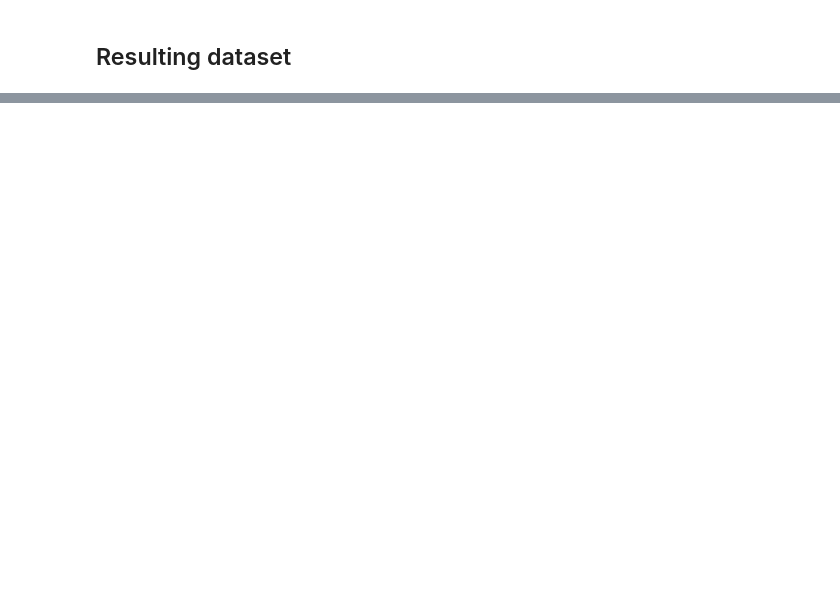
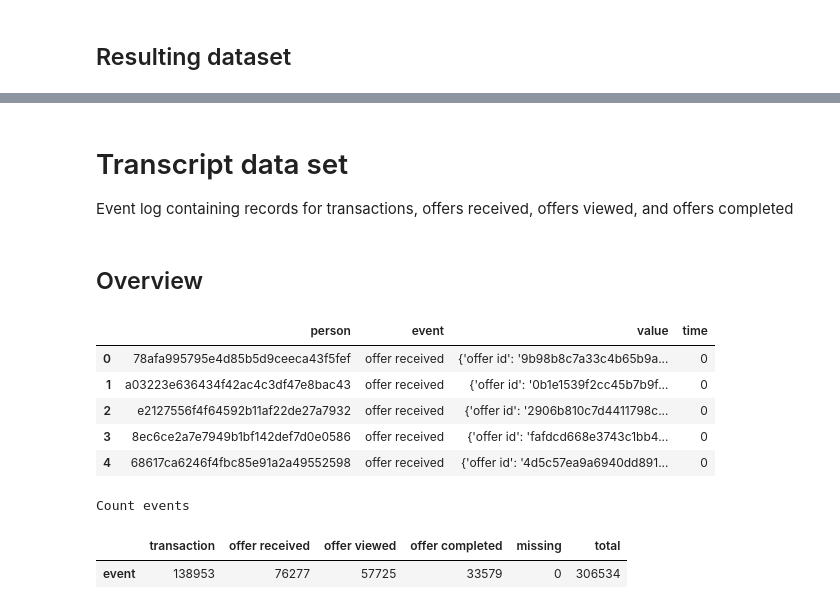
Before and after one commit to silviomori/udacity-machine-learning-capstone-starbucks, a Jupyter notebook: FeatureEngineering.ipynb, the cells around one changed output, grey strips where cells are left out. Drawn from its saved outputs; the diff is of its cells as text; code cells hidden in the pictures; blank space fills up the shorter version.

```diff
--- a/FeatureEngineering.ipynb
+++ b/FeatureEngineering.ipynb
@@ -521,3 +521,25 @@ display(profile_df.head(10))
 | 68617ca6246f4fbc85e91a2a49552598 | 0.536523 | 0.805508 | 0.393389 | 1.0 | 0.0 | 0.0 | 0.0 | 1.0 |
 | 389bc3fa690240e798340f5a15918d5c | 0.566265 | 0.989659 | 0.255556 | 0.0 | 0.0 | 1.0 | 0.0 | 0.0 |
 | 8974fc5686fe429db53ddde067b88302 | 0.536523 | 0.607896 | 0.393389 | 1.0 | 0.0 | 0.0 | 0.0 | 1.0 |
+# %% [markdown]
+# Transcript data set
+Event log containing records for transactions, offers received, offers viewed, and offers completed
+# %% [markdown]
+## Overview
+# %%
+transcript_df = load_dataframe(transcript_data_path)
+display(transcript_df.head())
+display(pd.DataFrame(transcript_df.event.value_counts()).T \
+        .assign(missing=transcript_df.event.isna().sum()) \
+        .assign(total=transcript_df.count()) \
+        .style.set_caption('Count events'))
+# %% [output]
+|  | person | event | value | time |
+| 0 | 78afa995795e4d85b5d9ceeca43f5fef | offer received | {'offer id': '9b98b8c7a33c4b65b9a... | 0 |
+| 1 | a03223e636434f42ac4c3df47e8bac43 | offer received | {'offer id': '0b1e1539f2cc45b7b9f... | 0 |
+| 2 | e2127556f4f64592b11af22de27a7932 | offer received | {'offer id': '2906b810c7d4411798c... | 0 |
+| 3 | 8ec6ce2a7e7949b1bf142def7d0e0586 | offer received | {'offer id': 'fafdcd668e3743c1bb4... | 0 |
+| 4 | 68617ca6246f4fbc85e91a2a49552598 | offer received | {'offer id': '4d5c57ea9a6940dd891... | 0 |
+Count events
+|  | transaction | offer received | offer viewed | offer completed | missing | total |
+| event | 138953 | 76277 | 57725 | 33579 | 0 | 306534 |
```
Also changed, not shown: parts of 2 cells of this notebook.
